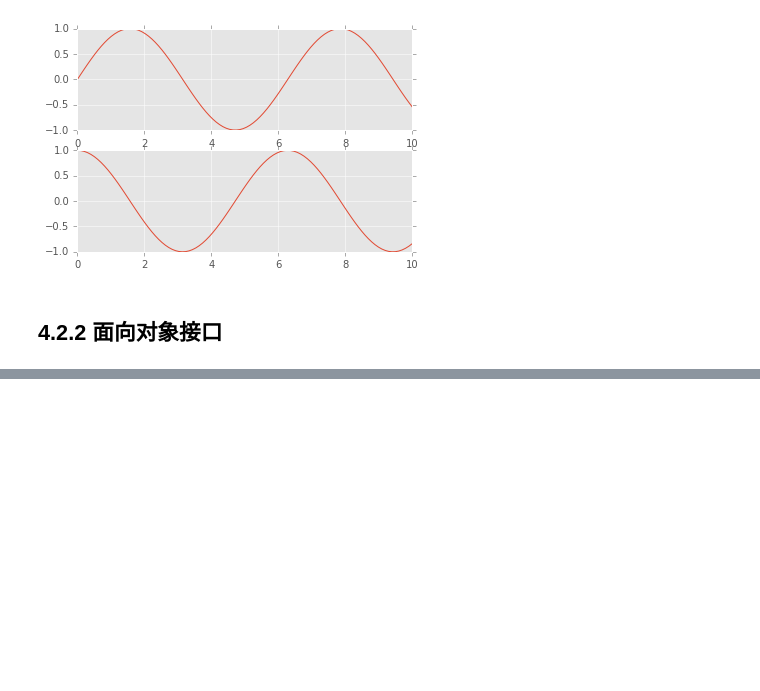
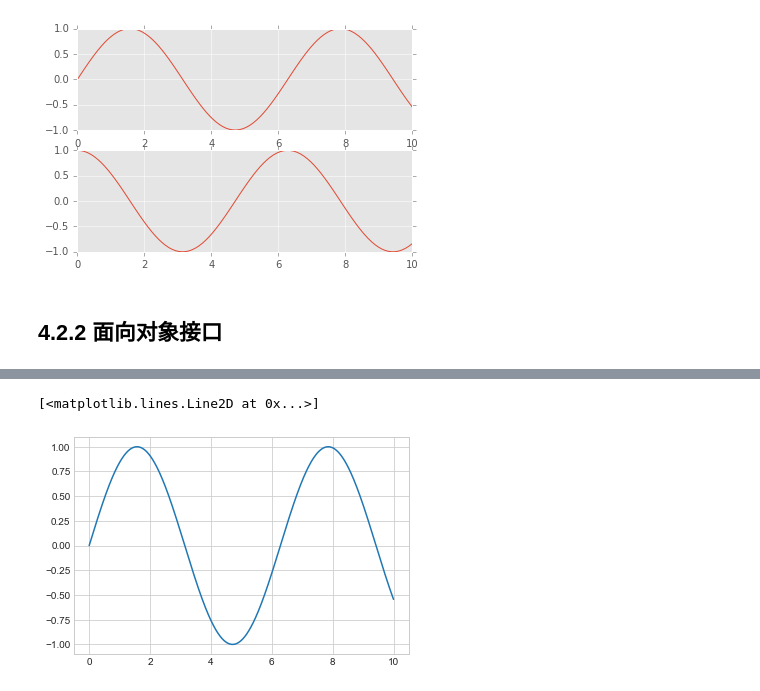
Before and after one commit to Git2191866109/BookStudy, a Jupyter notebook: book3/book3_4_1-3.ipynb, the cells around one changed output, grey strips where cells are left out. Saved outputs shown, nothing was run; the diff lists cells and outputs as text; code cells hidden in the pictures; blank space fills up the shorter version.

```diff
--- a/book3/book3_4_1-3.ipynb
+++ b/book3/book3_4_1-3.ipynb
@@ -89,0 +119,9 @@ plt.plot(x, np.cos(x))
+# %%
+fig = plt.figure()
+ax = plt.axes()
+
+x = np.linspace(0, 10, 1000)
+ax.plot(x, np.sin(x))
+# %% [output]
+[<matplotlib.lines.Line2D at 0x...>]
+[figure, added]
```
Also changed, not shown: parts of 18 cells of this notebook, 1 other file.
